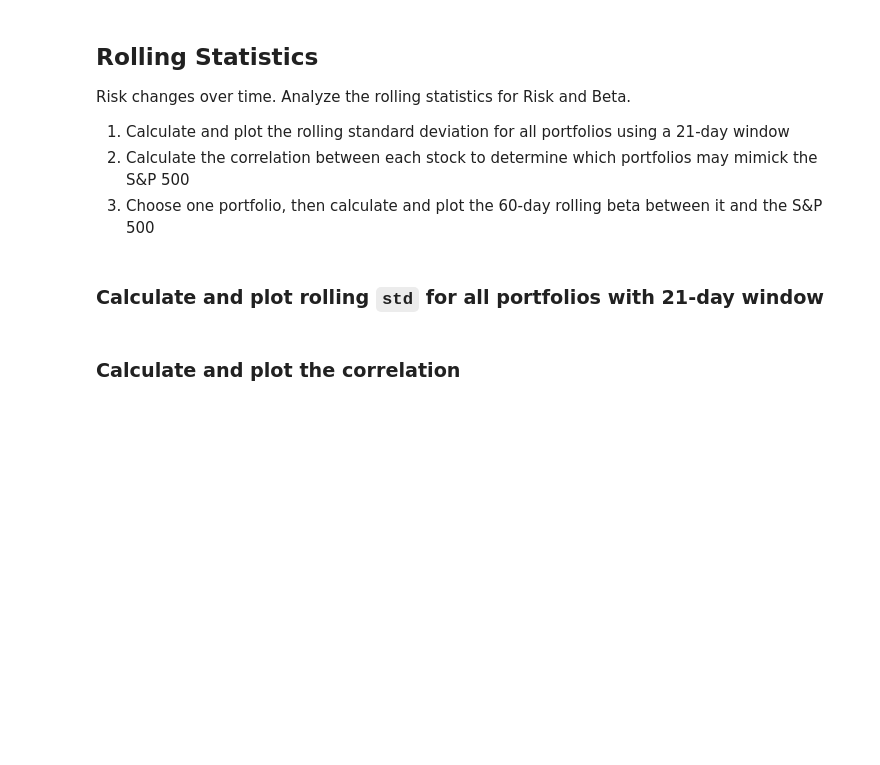
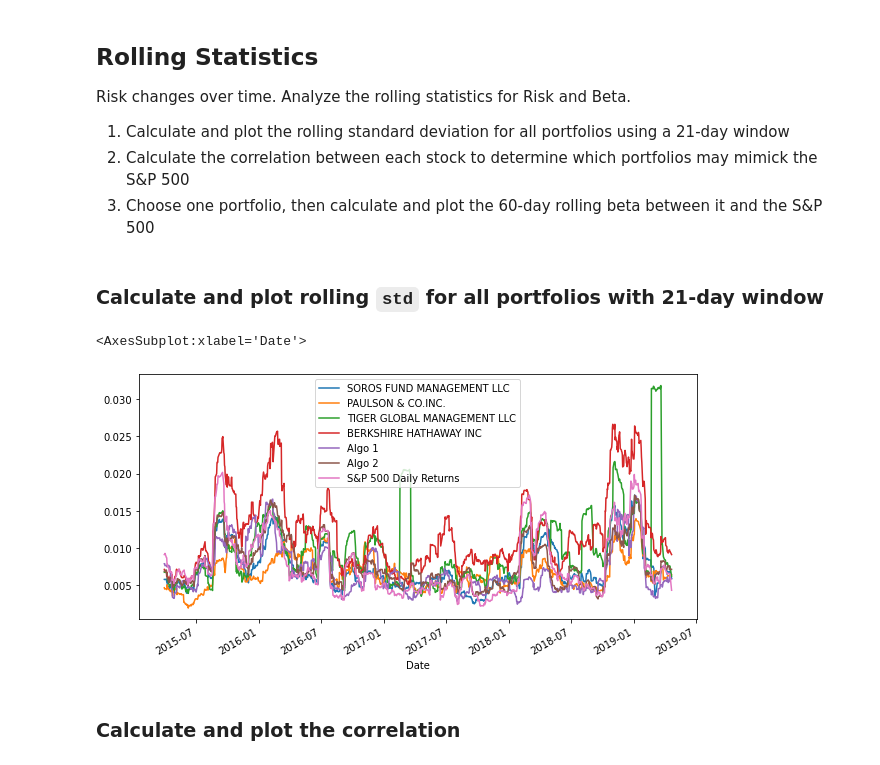
Before and after one commit to lfraccaro1/unit_4_pandas_homework, a Jupyter notebook: whale_analysis.ipynb, the cells around one changed output. Drawn from its saved outputs; the diff is of its cells as text; code cells hidden in the pictures; blank space fills up the shorter version.

```diff
--- a/whale_analysis.ipynb
+++ b/whale_analysis.ipynb
@@ -237,8 +287,12 @@ Risk changes over time. Analyze the rolling statistics for Risk and Beta.
 ### Calculate and plot rolling `std` for all portfolios with 21-day window
 # %%
 # Calculate the rolling standard deviation for all portfolios using a 21-day window
-
+all_portfolio_returns.rolling(window=21).std()
 # Plot the rolling standard deviation
+all_portfolio_returns.rolling(window=21).std().plot(figsize=(10,5))
+# %% [output]
+<AxesSubplot:xlabel='Date'>
+[figure, added]
 # %% [markdown]
 ### Calculate and plot the correlation
 # %%
```
Also changed, not shown: parts of 26 cells of this notebook, 3 other files.
